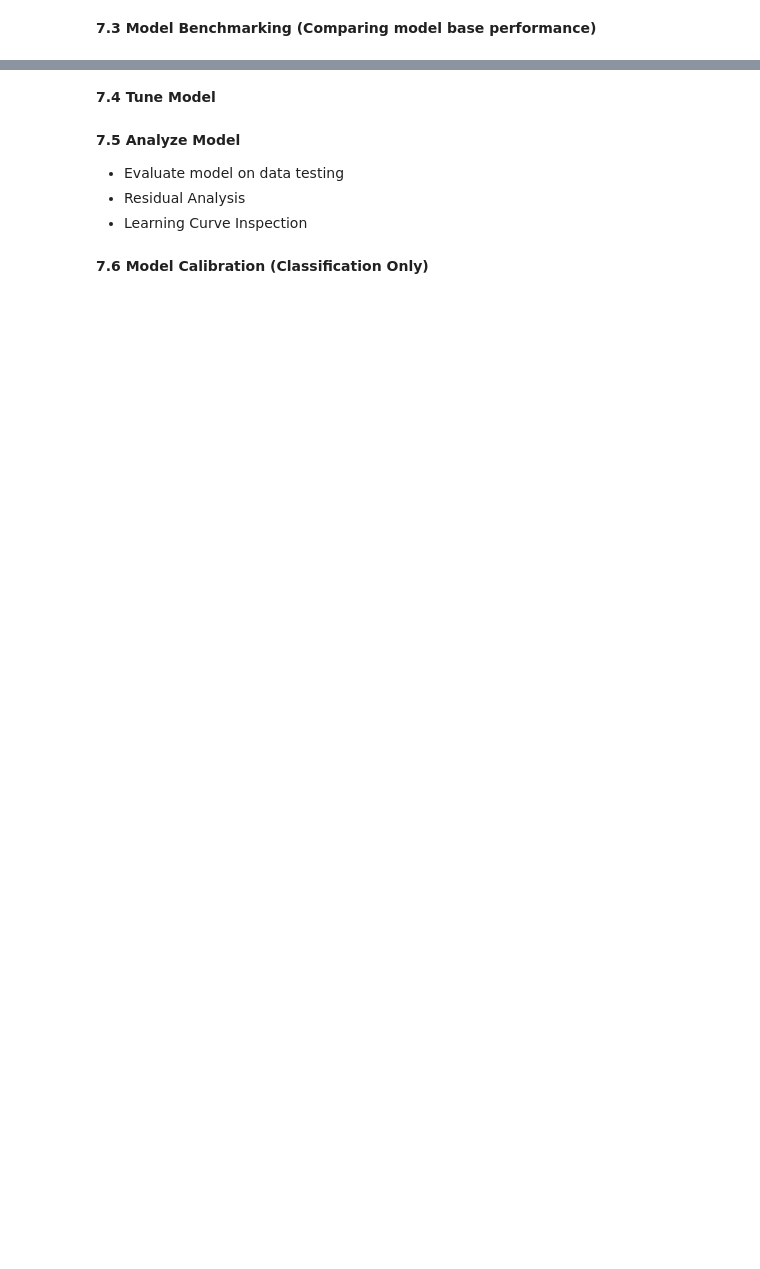
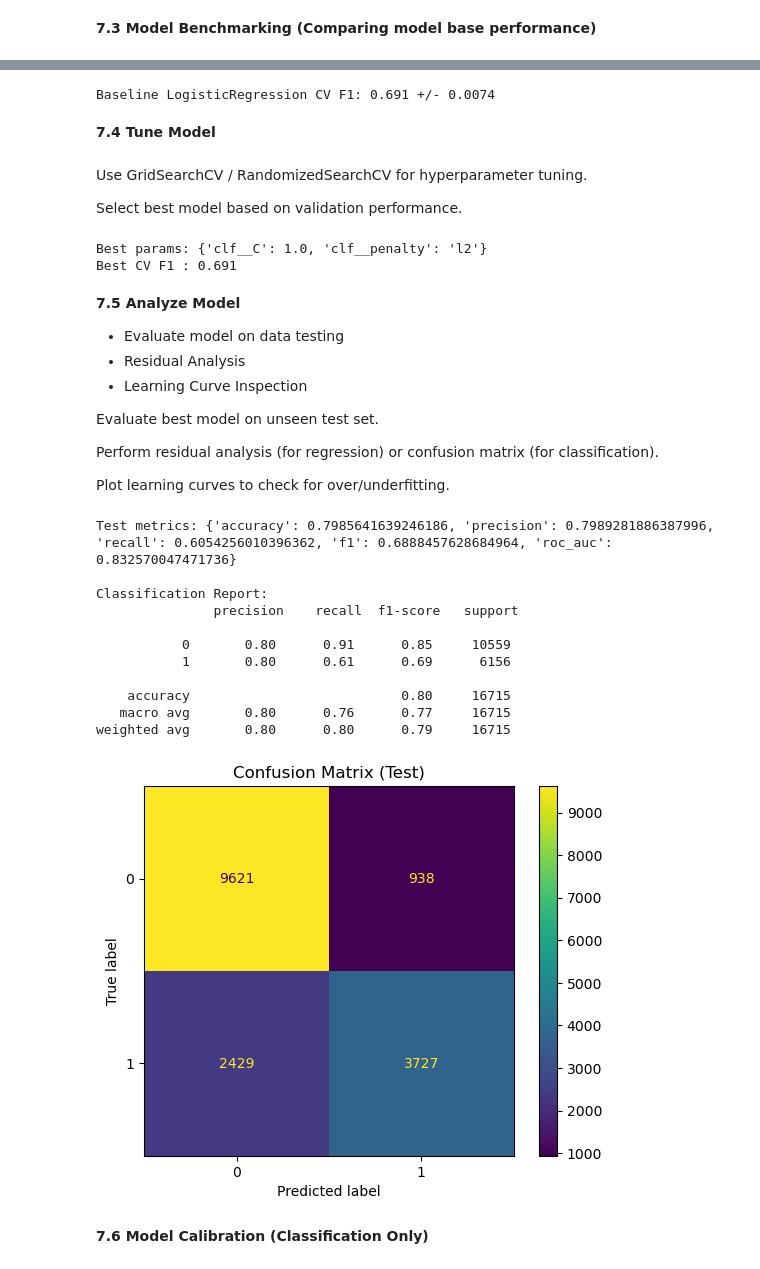
Before and after one commit to AliefRND/MachineLearningProject, a Jupyter notebook: notebooks/Notebook.ipynb, the cells around one changed output, grey strips where cells are left out. Drawn from its saved outputs; the diff is of its cells as text; code cells hidden in the pictures; blank space fills up the shorter version.

```diff
--- a/notebooks/Notebook.ipynb
+++ b/notebooks/Notebook.ipynb
@@ -555,2 +763,9 @@ Thresholds used: {'previous_cancellations': 1.0, 'booking_changes': 3.0, 'days_i
+# %%
+from sklearn.linear_model import LogisticRegression
+
+baseline_pipe = Pipeline(steps=[
+    ("prep", preprocessor),                # fits on train inside CV if you do CV later
+    ("clf", LogisticRegression(max_iter=500))
+])
 # %% [markdown]
 **7.3 Model Benchmarking (Comparing model base performance)**
@@ -557,11 +776,79 @@ Thresholds used: {'previous_cancellations': 1.0, 'booking_changes': 3.0, 'days_i
+# %%
+from sklearn.model_selection import cross_val_score
+
+# Example: simple CV on training
+cv_scores = cross_val_score(baseline_pipe, X_train, y_train, cv=5, scoring="f1")
+print("Baseline LogisticRegression CV F1:", cv_scores.mean().round(4), "+/-", cv_scores.std().round(4))
+# %% [output]
+Baseline LogisticRegression CV F1: 0.691 +/- 0.0074
 # %% [markdown]
 **7.4 Tune Model**
+# %% [markdown]
+Use GridSearchCV / RandomizedSearchCV for hyperparameter tuning.
+
+Select best model based on validation performance.
+# %%
+from sklearn.model_selection import GridSearchCV
+
+param_grid = {
+    "clf__C": [0.1, 1.0, 3.0, 10.0],
+    "clf__penalty": ["l2"],  # liblinear/saga allow l1; adjust if you switch solver
+}
+grid = GridSearchCV(
+    estimator=baseline_pipe,
+    param_grid=param_grid,
+    scoring="f1",
+    cv=5,
+    n_jobs=-1
+)
+grid.fit(X_train, y_train)
+
+print("Best params:", grid.best_params_)
+print("Best CV F1 :", round(grid.best_score_, 4))
+
+best_model = grid.best_estimator_
+# %% [output]
+Best params: {'clf__C': 1.0, 'clf__penalty': 'l2'}
+Best CV F1 : 0.691
 # %% [markdown]
 **7.5 Analyze Model**
 
 - Evaluate model on data testing
 - Residual Analysis
 - Learning Curve Inspection
+
+Evaluate best model on unseen test set.
+
+Perform residual analysis (for regression) or confusion matrix (for classification).
+
+Plot learning curves to check for over/underfitting.
+# %%
+from sklearn.metrics import ConfusionMatrixDisplay
+import matplotlib.pyplot as plt
+
+y_pred = best_model.predict(X_test)
+y_proba = (best_model.predict_proba(X_test)[:,1]
+           if hasattr(best_model, "predict_proba") else None)
+
+print("Test metrics:", evaluate_clf(y_test, y_pred, y_proba))
+print("\nClassification Report:\n", classification_report(y_test, y_pred))
+
+ConfusionMatrixDisplay.from_predictions(y_test, y_pred)
+plt.title("Confusion Matrix (Test)")
+plt.show()
+# %% [output]
+Test metrics: {'accuracy': 0.7985641639246186, 'precision': 0.7989281886387996, 'recall': 0.6054256010396362, 'f1': 0.6888457628684964, 'roc_auc': 0.832570047471736}
+
+Classification Report:
+               precision    recall  f1-score   support
+
+           0       0.80      0.91      0.85     10559
+           1       0.80      0.61      0.69      6156
+
+    accuracy                           0.80     16715
+   macro avg       0.80      0.76      0.77     16715
+weighted avg       0.80      0.80      0.79     16715
+[figure, added]
 # %% [markdown]
 **7.6 Model Calibration (Classification Only)**
 # %% [markdown]
```
Also changed, not shown: parts of 39 cells of this notebook.
